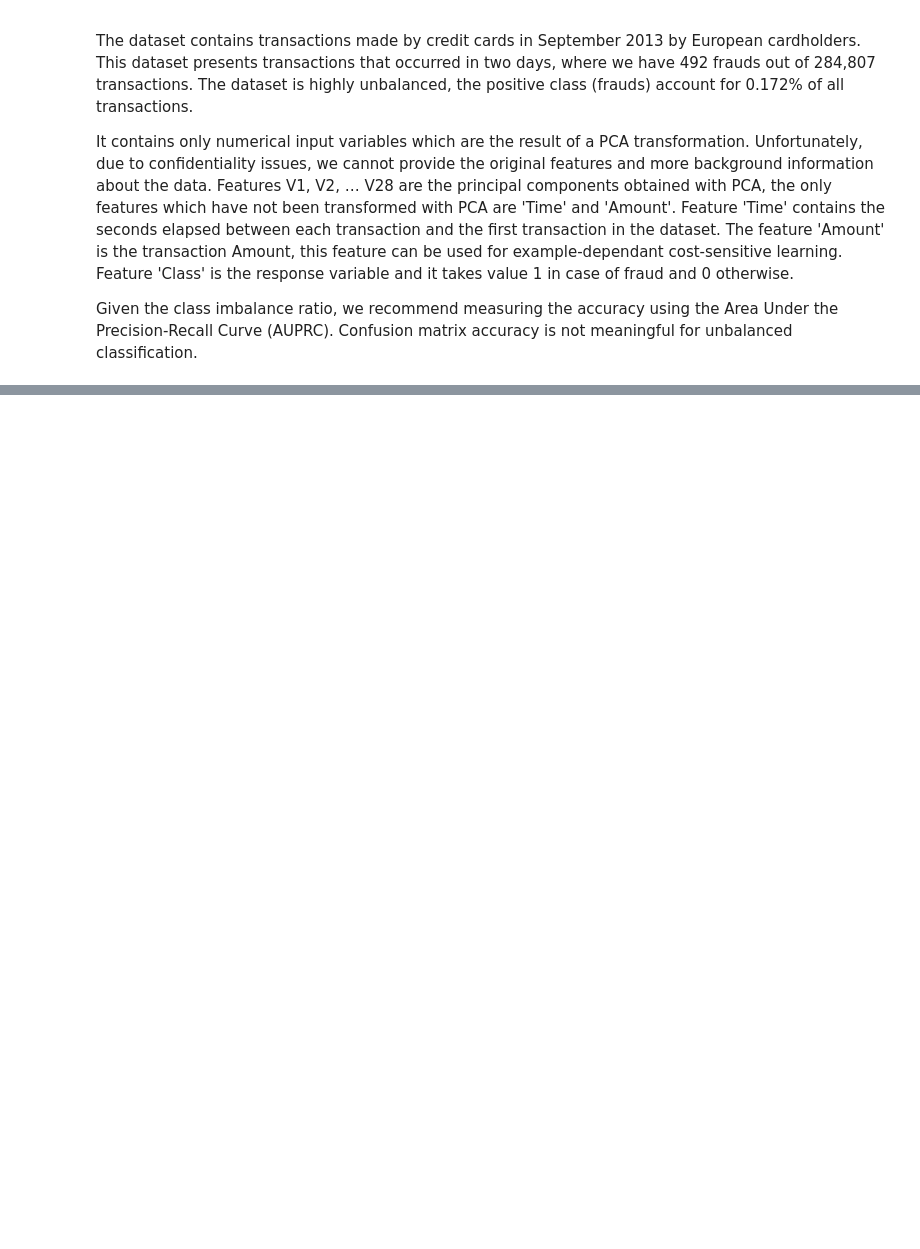
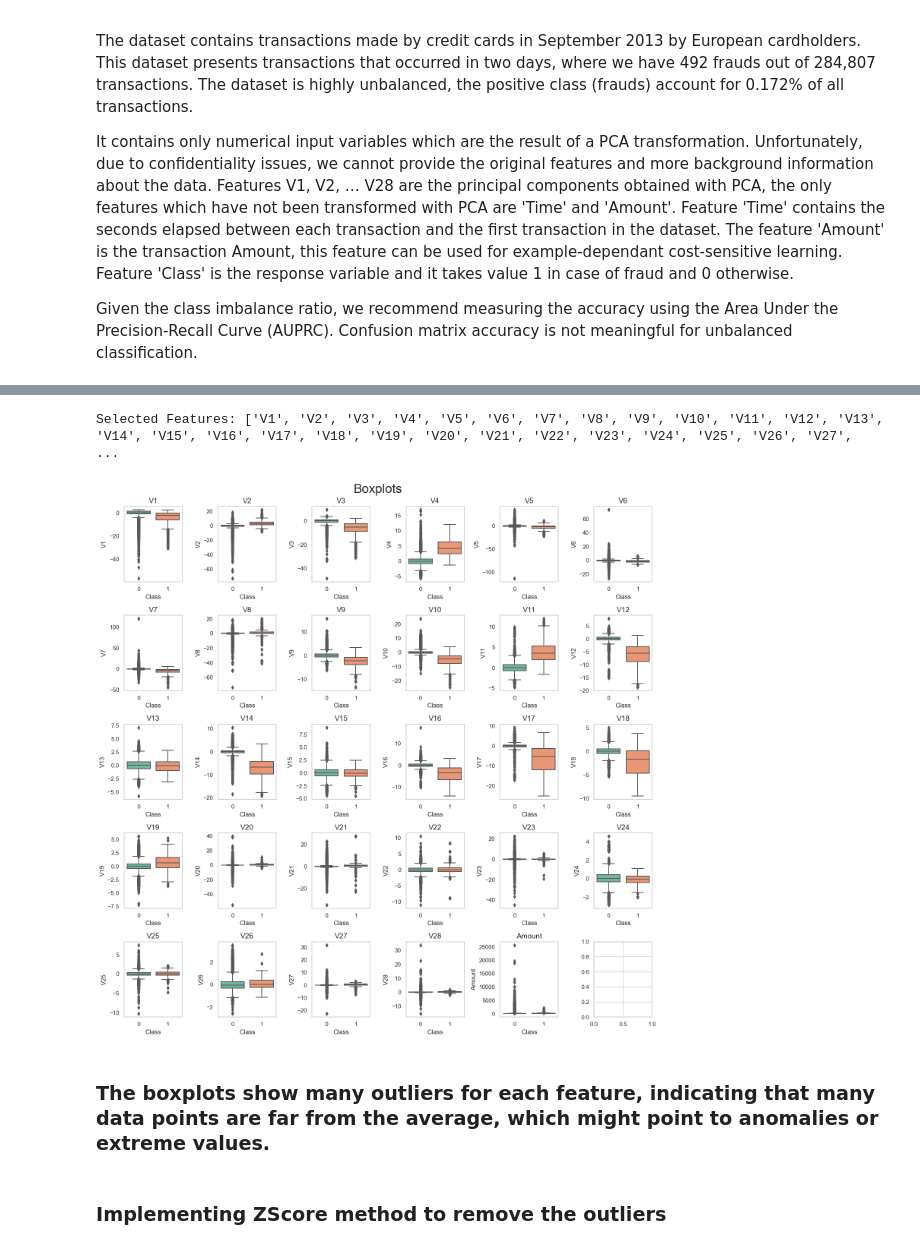
Before and after one commit to SAYAN1590/Credit-Card-Fraud-Detection, a Jupyter notebook: Credit_Card_Fraud_Detection.ipynb, the cells around one changed output, grey strips where cells are left out. Saved outputs shown, nothing was run; the diff lists cells and outputs as text; code cells hidden in the pictures; blank space fills up the shorter version.

```diff
--- a/Credit_Card_Fraud_Detection.ipynb
+++ b/Credit_Card_Fraud_Detection.ipynb
@@ -66,0 +95,35 @@ memory usage: 67.4 MB
+# %%
+# Selecting features
+features = list(df.iloc[:,1:-1].columns)
+print(f"Selected Features: {features}")
+# %% [output]
+Selected Features: ['V1', 'V2', 'V3', 'V4', 'V5', 'V6', 'V7', 'V8', 'V9', 'V10', 'V11', 'V12', 'V13', 'V14', 'V15', 'V16', 'V17', 'V18', 'V19', 'V20', 'V21', 'V22', 'V23', 'V24', 'V25', 'V26', 'V27',  ...
+# %%
+# Basic Viz.
+
+# Setting the layout
+
+sns.set_theme(style='whitegrid')
+fig,axes = plt.subplots(5,6, figsize=(15,15))
+axes= axes.flatten()
+
+# Plotting the features against "Class" column
+
+for i, feature in enumerate (features):
+    sns.boxplot(data=df, ax= axes[i], y= feature, x='Class', palette= 'Set2')
+    axes[i].set_title(feature, fontsize=14)
+    axes[i].grid(False)
+
+# Deleting the last axes
+for i in range (29, len(features)):
+    fig.delaxes(i)
+
+# Setting super title of the figure and showing the plots
+
+plt.suptitle("Boxplots", size=24)
+plt.tight_layout()
+plt.show()
+# %% [output]
+[figure, added]
+# %% [markdown]
+### The boxplots show many outliers for each feature, indicating that many data points are far from the average, which might point to anomalies or extreme values.
@@ -66,0 +153,2 @@ memory usage: 67.4 MB
+# %% [markdown]
+### Implementing ZScore method to remove the outliers
```
Also changed, not shown: parts of 9 cells of this notebook.
